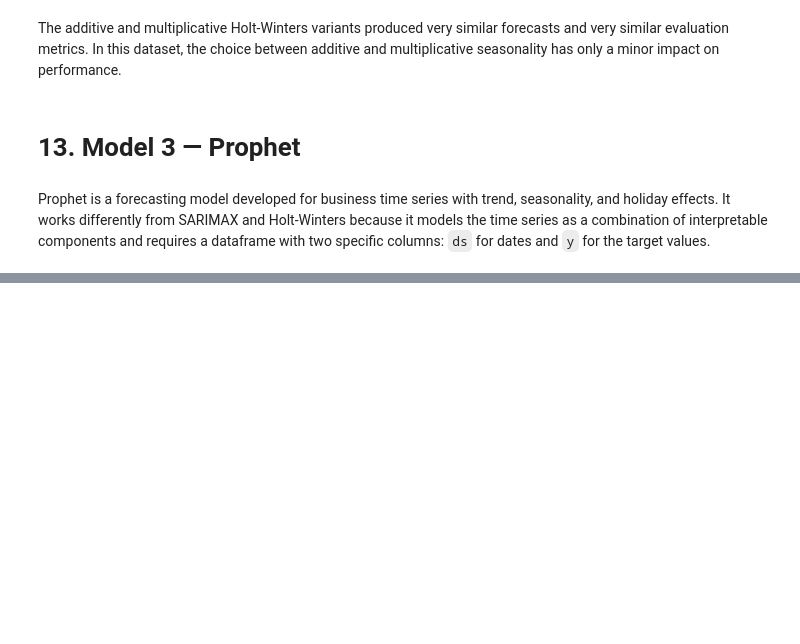
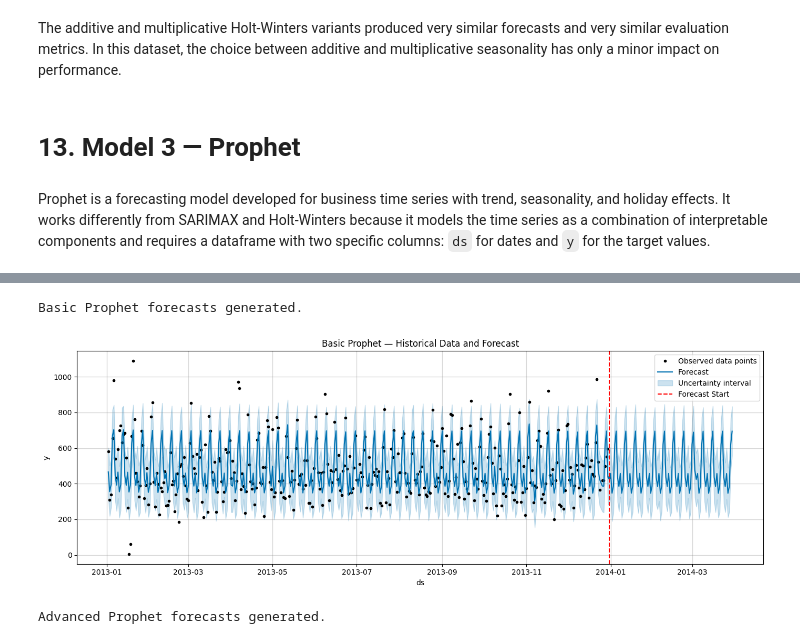
Before and after one commit to sergey-kasatov/time-series-forecasting-project, a Jupyter notebook: notebooks/week2/03_statistical_models.ipynb, the cells around one changed output, grey strips where cells are left out. Saved outputs shown, nothing was run; the diff lists cells and outputs as text; code cells hidden in the pictures; blank space fills up the shorter version.

```diff
--- a/notebooks/week2/03_statistical_models.ipynb
+++ b/notebooks/week2/03_statistical_models.ipynb
@@ -908,0 +957,15 @@ test_prophet = test_prophet.rename(columns={"date": "ds", "unit_sales": "y"})
+# %%
+# Fit the basic Prophet model
+print("Fitting Basic Prophet model...")
+
+model_prophet_basic = Prophet(
+    daily_seasonality=False,
+    weekly_seasonality=True,
+    yearly_seasonality=False,
+    seasonality_mode="additive",
+    holidays=holidays_prophet
+)
+
+model_prophet_basic.fit(train_prophet)
+
+print("Basic Prophet fitted successfully!")
@@ -908,0 +1015,61 @@ test_prophet = test_prophet.rename(columns={"date": "ds", "unit_sales": "y"})
+# %%
+# Create future dataframe for basic model (history + test period)
+future_basic = model_prophet_basic.make_future_dataframe(
+    periods=len(test),
+    freq="D"
+)
+
+forecast_basic = model_prophet_basic.predict(future_basic)
+
+# Extract only the test-period predictions
+prophet_basic_preds = forecast_basic.tail(len(test))["yhat"].values
+prophet_basic_preds = prophet_basic_preds.clip(0)
+
+print("Basic Prophet forecasts generated.")
+# %% [output]
+Basic Prophet forecasts generated.
+# %%
+# Plot Prophet's built-in forecast chart (basic model)
+fig = model_prophet_basic.plot(forecast_basic, figsize=(14, 5))
+plt.title("Basic Prophet — Historical Data and Forecast")
+plt.axvline(
+    x=train_prophet["ds"].max(),
+    color="red",
+    linestyle="--",
+    linewidth=1.5,
+    label="Forecast Start"
+)
+
+plt.legend()
+plt.grid(True, alpha=0.3)
+plt.tight_layout()
+plt.show()
+# %% [output]
+[figure, added]
+# %%
+# Create future dataframe for advanced model (history + test period)
+future_adv = model_prophet_adv.make_future_dataframe(
+    periods=len(test),
+    freq="D"
+)
+
+# Attach oil prices to all dates (train + test)
+oil_full = pd.concat(
+    [
+        exog_train["oil_price_interpolated"],
+        exog_test["oil_price_interpolated"]
+    ],
+    ignore_index=True
+)
+
+future_adv["dcoilwtico"] = oil_full.values
+
+forecast_adv = model_prophet_adv.predict(future_adv)
+
+# Extract only the test-period predictions
+prophet_adv_preds = forecast_adv.tail(len(test))["yhat"].values
+prophet_adv_preds = prophet_adv_preds.clip(0)
+
+print("Advanced Prophet forecasts generated.")
+# %% [output]
+Advanced Prophet forecasts generated.
```
Also changed, not shown: parts of 16 cells of this notebook.
